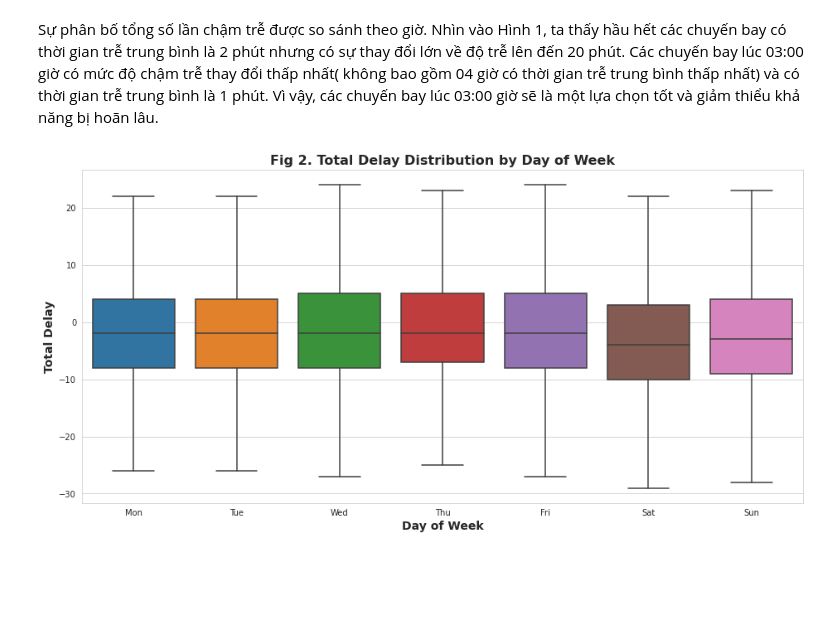
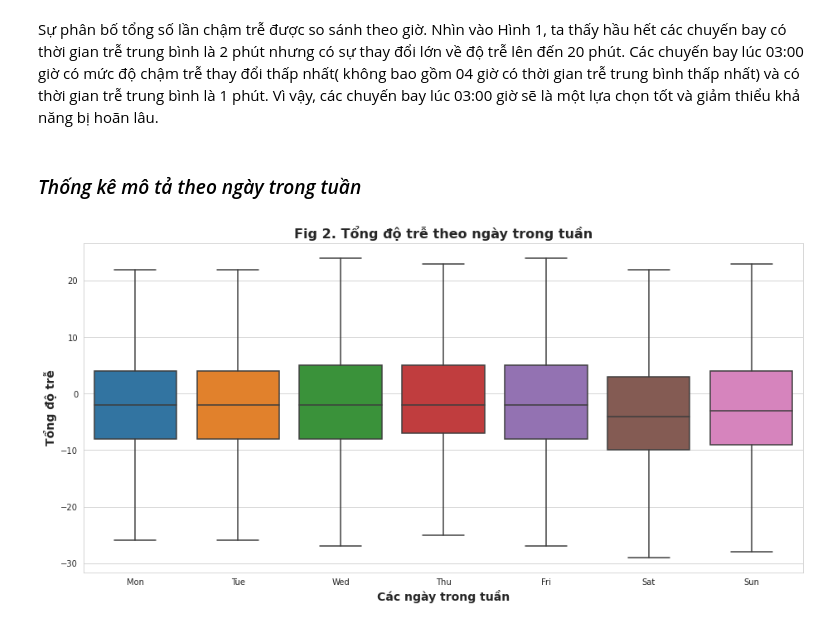
Before and after one commit to Mcuong17/DoanWEB-demo, a Jupyter notebook: Airline_Time_.ipynb, the cells around one changed output. Cells and saved outputs as stored; diff of their text form; code cells hidden in the pictures; blank space fills up the shorter version.

```diff
--- a/Airline_Time_.ipynb
+++ b/Airline_Time_.ipynb
@@ -167,14 +169,16 @@ pass
 # %% [markdown]
 Sự phân bố tổng số lần chậm trễ được so sánh theo giờ. Nhìn vào Hình 1, ta thấy hầu hết các chuyến bay có thời gian trễ trung bình là 2 phút nhưng có sự thay đổi lớn về độ trễ lên đến 20 phút. Các chuyến bay lúc 03:00 giờ có mức độ chậm trễ thay đổi thấp nhất( không bao gồm 04 giờ có thời gian trễ trung bình thấp nhất) và có thời gian trễ trung bình là 1 phút.
 Vì vậy, các chuyến bay lúc 03:00 giờ sẽ là một lựa chọn tốt và giảm thiểu khả năng bị hoãn lâu.
+# %% [markdown]
+### *Thống kê mô tả theo ngày trong tuần*
 # %%
 sns.set_style("whitegrid")
 fig2, ax2 = plt.subplots(figsize=(12.8, 6.4), constrained_layout=True)
 ax2 = sns.boxplot(x="DayOfWeek", y="total_delay", order=np.sort(df["DayOfWeek"].unique()), data=df[["total_delay", "DayOfWeek"]], showfliers=False)
-ax2.set_title("Fig 2. Total Delay Distribution by Day of Week", fontdict={"weight": "bold", "fontsize": 16})
-ax2.set_xlabel("Day of Week", fontdict={"weight": "bold", "fontsize": 14})
+ax2.set_title("Fig 2. Tổng độ trễ theo ngày trong tuần", fontdict={"weight": "bold", "fontsize": 16})
+ax2.set_xlabel("Các ngày trong tuần", fontdict={"weight": "bold", "fontsize": 14})
 ax2.set_xticklabels(["Mon", "Tue", "Wed", "Thu", "Fri", "Sat", "Sun"])
-ax2.set_ylabel("Total Delay", fontdict={"weight": "bold", "fontsize": 14})
+ax2.set_ylabel("Tổng độ trễ", fontdict={"weight": "bold", "fontsize": 14})
 pass
 # %% [output]
-[figure, old version]
+[figure, new version]
```
Also changed, not shown: parts of 18 cells of this notebook.
